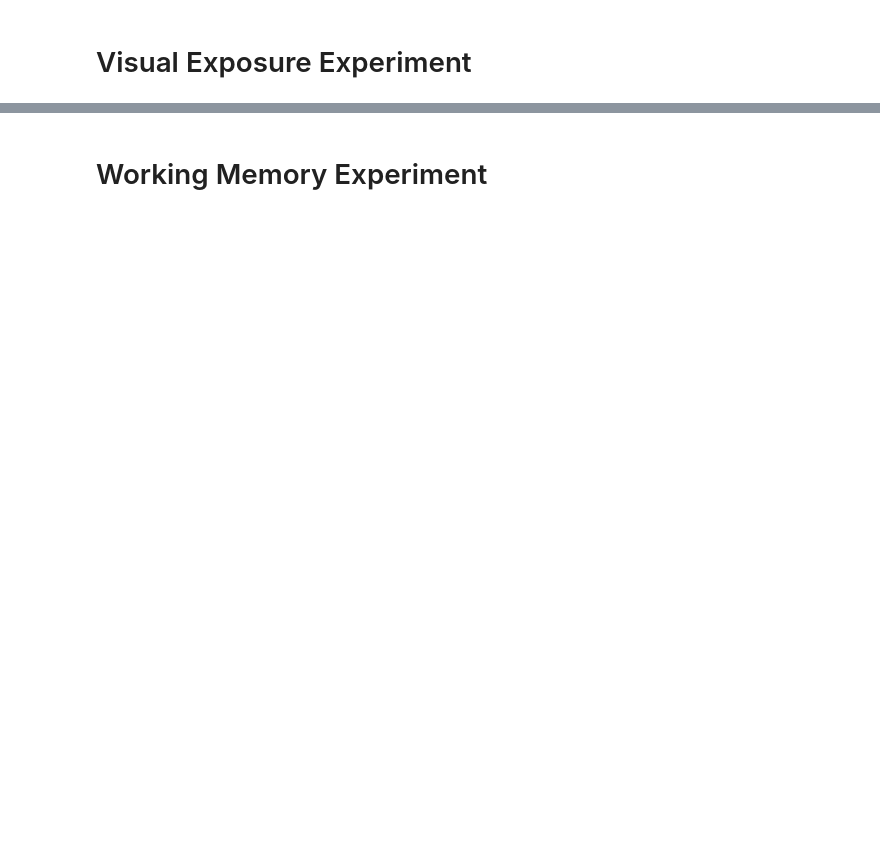
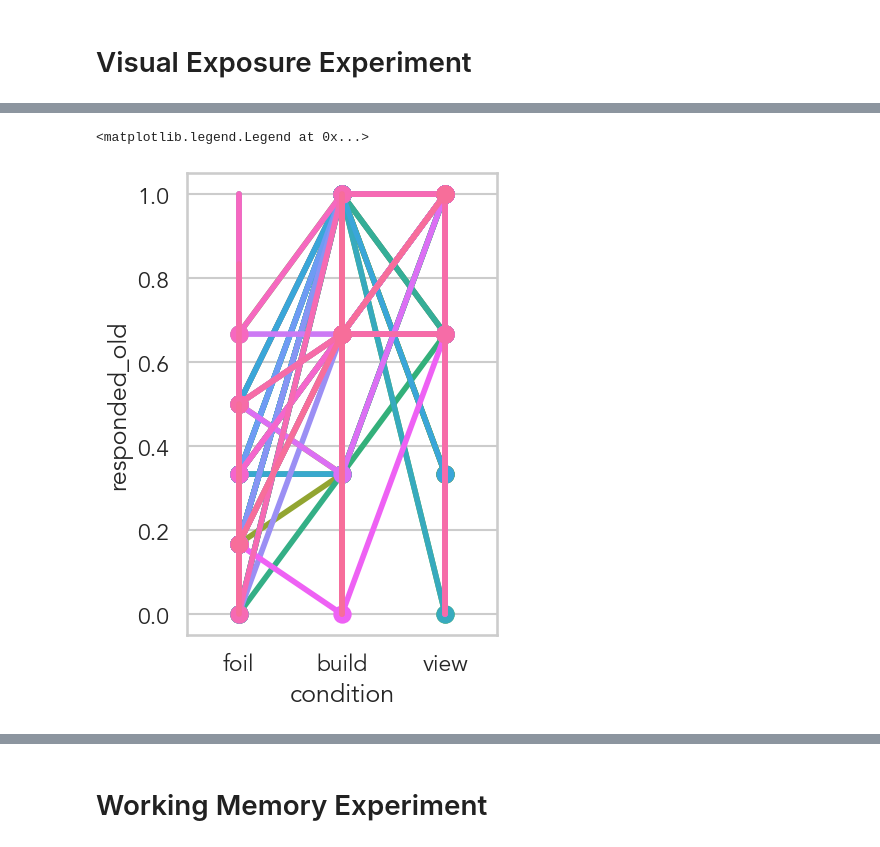
Before and after one commit to cogtoolslab/zipping, a Jupyter notebook: analysis/build_components/build_components_cogsci_analysis.ipynb, the cells around one changed output, grey strips where cells are left out. Saved outputs shown, nothing was run; the diff lists cells and outputs as text; code cells hidden in the pictures; blank space fills up the shorter version.

```diff
--- a/analysis/build_components/build_components_cogsci_analysis.ipynb
+++ b/analysis/build_components/build_components_cogsci_analysis.ipynb
@@ -134,0 +365,30 @@ dfs['wm_re']['recalls'] = pd.read_csv(experiment_results_dir +
+# %%
+fig, ax = plt.subplots(figsize=(4,6))
+
+# ci_foil  =  calculate_ci(df_recog[df_recog["condition"] == "foil"]["response_correct"])
+# ci_build =  calculate_ci(df_recog[df_recog["condition"] == "build"]["response_correct"])
+# ci_view  =  calculate_ci(df_recog[df_recog["condition"] == "view"]["response_correct"])
+# ci = [ci_foil, ci_build, ci_view]
+
+sns.pointplot(data = df_recog_ve,
+            y = "responded_old",
+            x = "condition",
+            order = ['foil','build','view'],
+            hue = "gameID")
+
+plt.legend([],[], frameon=False)
+
+
+# plt.ylim((0,1))
+# plt.axhline(0.5, color = 'gray', linestyle = '--',)
+# plt.ylabel('recognition accuracy')
+# plt.xlabel('')
+
+# for spine in fig.gca().spines.values():
+#     spine.set_zorder(1)
+#     spine.set_color('black')
+# plt.savefig(experiment_results_dir + '/plots/ve_on_accuracy.pdf', bbox_inches='tight')
+# plt.show()
+# %% [output]
+<matplotlib.legend.Legend at 0x...>
+[figure, added]
```
Also changed, not shown: parts of 58 cells of this notebook, 3 other files.
